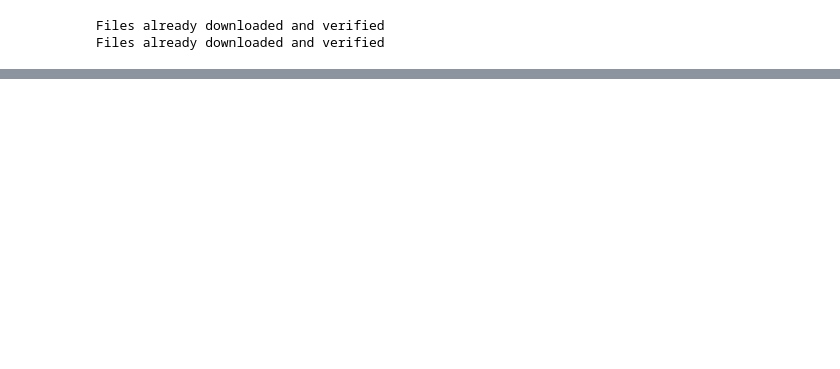
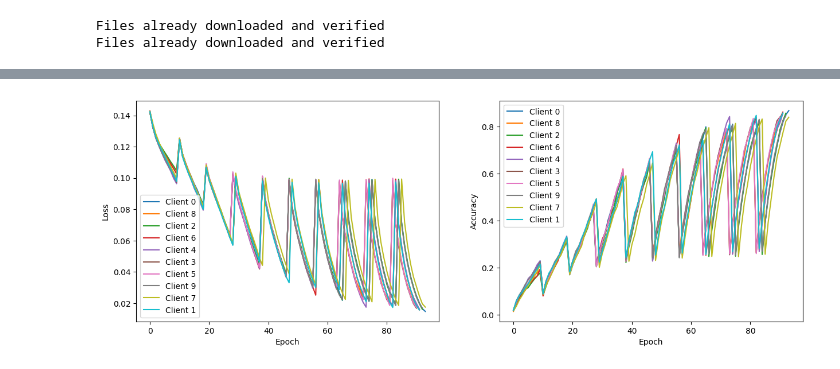
Before and after one commit to vipulhld001/flower, a Jupyter notebook: MyStrat/ftatime_cifar100.ipynb, the cells around one changed output, grey strips where cells are left out. Cells and saved outputs as stored; diff of their text form; code cells hidden in the pictures; blank space fills up the shorter version.

```diff
--- a/MyStrat/ftatime_cifar100.ipynb
+++ b/MyStrat/ftatime_cifar100.ipynb
@@ -106,11 +102,17 @@ def set_parameters(net, parameters: List[np.ndarray]):
     net.load_state_dict(state_dict, strict=True)
 
 
+class ClientMetrics(NamedTuple):
+    epoch: int
+    loss: float
+    accuracy: float
+
 def train(net, trainloader, epochs: int):
     """Train the network on the training set."""
     criterion = torch.nn.CrossEntropyLoss()
     optimizer = torch.optim.Adam(net.parameters())
     net.train()
+    metrics = []
     for epoch in range(epochs):  # Use the passed 'epochs' variable here
         correct, total, epoch_loss = 0, 0, 0.0
         for images, labels in trainloader:
@@ -126,8 +128,9 @@ def train(net, trainloader, epochs: int):
             correct += (torch.max(outputs.data, 1)[1] == labels).sum().item()
         epoch_loss /= len(trainloader.dataset)
         epoch_acc = correct / total
+        metrics.append(ClientMetrics(epoch, epoch_loss, epoch_acc))
         print(f"Epoch {epoch}: train loss {epoch_loss:.6f}, accuracy {epoch_acc:.6f}")
-
+    return metrics
 
 
 def test(net, testloader):
@@ -335,10 +373,11 @@ if DEVICE.type == "cuda":
 # %%
+strategy = FedCustom()
 
 fl.simulation.start_simulation(
     client_fn=client_fn,
     num_clients=10,
-    config=fl.server.ServerConfig(num_rounds=3),
-    strategy=FedCustom(),  # <-- pass the new strategy here
+    config=fl.server.ServerConfig(num_rounds=10),
+    strategy=strategy,  # <-- pass the new strategy here
     client_resources=client_resources,
 
 )
@@ -433,0 +478,33 @@ This is the last time 12.815836668014526
+# %%
+import matplotlib.pyplot as plt
+
+
+def plot_metrics(client_metrics):
+    # client_metrics = strategy.client_metrics
+    client_ids = list(client_metrics.keys())
+
+    fig, axs = plt.subplots(1, 2, figsize=(15, 5))
+
+    for cid in client_ids:
+        epochs = [metric.epoch for metric in client_metrics[cid]]
+        losses = [metric.loss for metric in client_metrics[cid]]
+        axs[0].plot(epochs, losses, label=f"Client {cid}")
+
+    axs[0].set_xlabel("Epoch")
+    axs[0].set_ylabel("Loss")
+    axs[0].legend()
+
+    for cid in client_ids:
+        epochs = [metric.epoch for metric in client_metrics[cid]]
+        accuracies = [metric.accuracy for metric in client_metrics[cid]]
+        axs[1].plot(epochs, accuracies, label=f"Client {cid}")
+
+    axs[1].set_xlabel("Epoch")
+    axs[1].set_ylabel("Accuracy")
+    axs[1].legend()
+
+    plt.show()
+
+plot_metrics(strategy.client_metrics)
+# %% [output]
+[figure, added]
```
Also changed, not shown: parts of 14 cells of this notebook, 3 other files.
